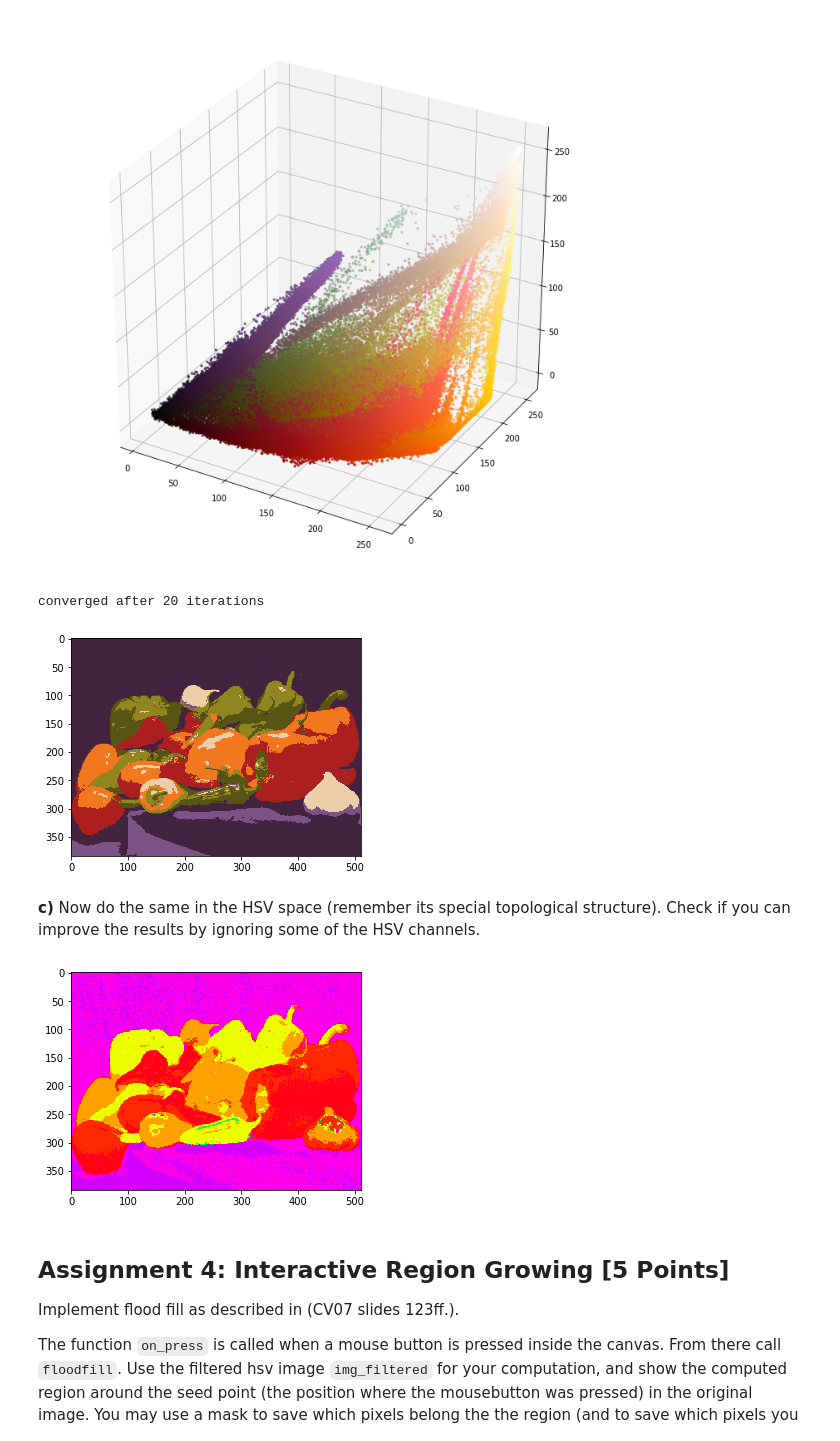
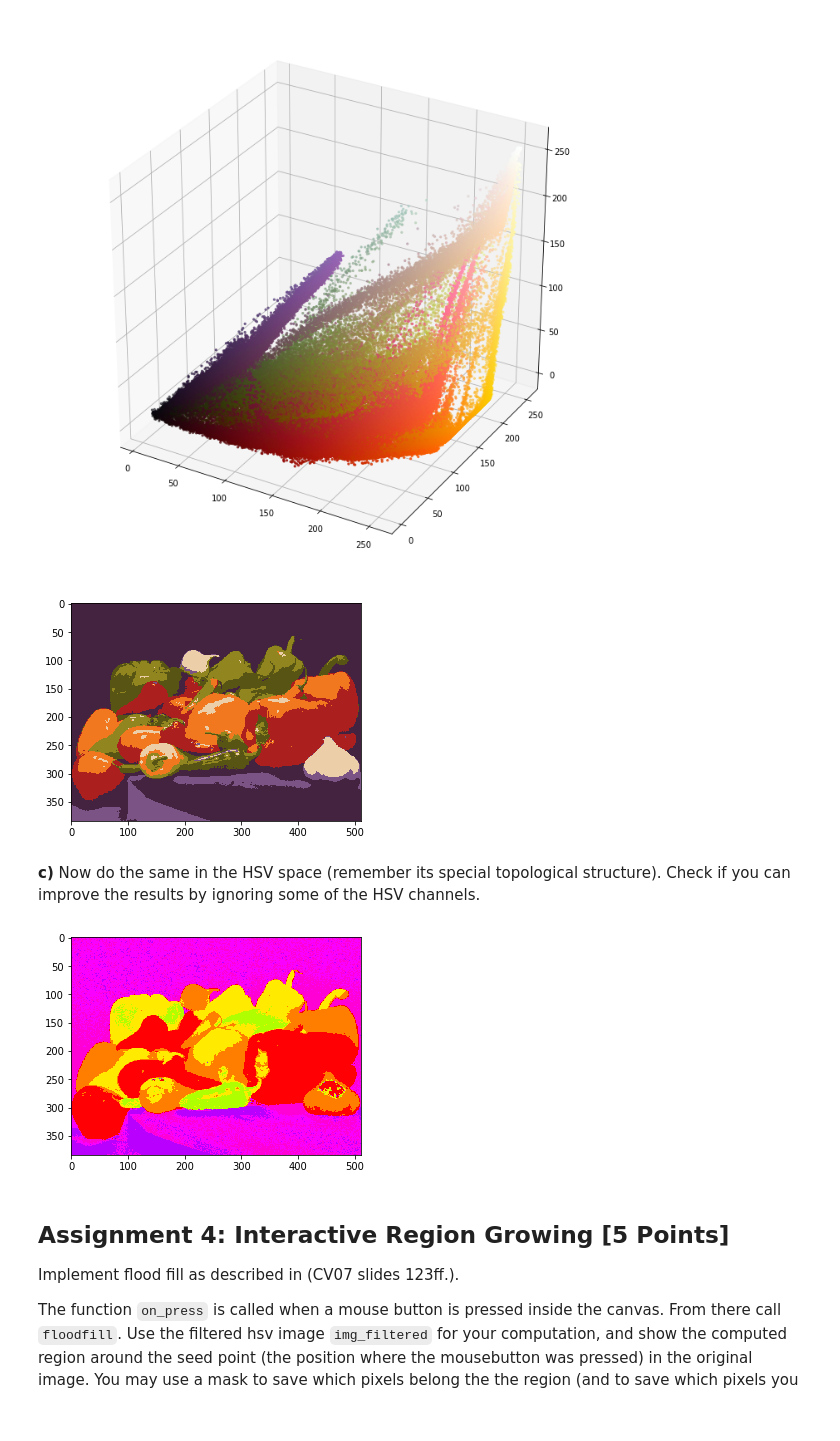
Before and after one commit to shorty-longbottom97/Computer_Vision, a Jupyter notebook: sheet05/sheet05.ipynb, the cells around one changed output. Drawn from its saved outputs; the diff is of its cells as text; code cells hidden in the pictures.

```diff
--- a/sheet05/sheet05.ipynb
+++ b/sheet05/sheet05.ipynb
@@ -251,20 +251,18 @@ def kmeans_rgb(img, k, threshold=0, do_display=False):
         # pointwise euclidean distance between pairs of RGB values in XA and XB
         dist = distance.cdist(XA=flat_img, XB=center)
         # cluster labels are idx at smallest distance to centroids (columns)
-        cluster= np.array([np.argmin(dist[i,:]) for i in range(len(dist))])
-        # reverse earlier flattening to original image shape
-        cluster= np.reshape(cluster, img.shape[:-1])
+        cluster = np.array([np.argmin(dist[i,:]) for i in range(len(dist))])
 
         label_set = np.unique(cluster)
         for i in range(k):
             # if label has been assigned
             if i in label_set:
                 # colour values from image belonging to cluster
-                colours_in_label = img[cluster== i]
+                colours_in_label = flat_img[cluster ==  i]
                 # new centroid is average of each channel
                 new_center = [np.average(colours_in_label[:,channel]) for channel in range(3)]
                 new_center = np.array(new_center).astype(np.int32)
-            # else, if label has not been assigned, find better random starting centroid
+            # if label has not been assigned, find better random starting centroid
             else:
                 new_center = np.random.randint(255, size=3).astype(np.int32)
 
@@ -272,6 +270,8 @@ def kmeans_rgb(img, k, threshold=0, do_display=False):
             change += sum(abs(center[i]-new_center))
             # update centroid list
             center[i] = new_center
+        # reverse earlier flattening to original image shape
+    cluster = np.reshape(cluster, img.shape[:-1])
 
     return cluster, center
 
@@ -281,7 +281,6 @@ cluster, centers = kmeans_rgb(img, k=7, threshold=0, do_display=True)
 plt.imshow(centers[cluster])
 plt.show()
 # %% [output]
-converged after 20 iterations
 [figure]
 # %% [markdown]
 **c)** Now do the same in the HSV space (remember its special topological structure). Check if you can improve the results by ignoring some of the HSV channels.
@@ -290,6 +289,9 @@ import numpy as np
 import imageio
 import matplotlib.pyplot as plt
 from skimage import color, io
+from scipy.spatial import distance
+import math
+
 %matplotlib inline
 # from matplotlib.colors import rgb_to_hsv, hsv_to_rgb
 
@@ -314,45 +316,60 @@ def kmeans_hsv(img, k, threshold = 0):
     # clustering by hue values only
     hue_img = np.array(img[...,0])
     #flatten and make 2D array to prepare for distance.cdist
-    flat_hue_img = wrap(hue_img.flatten())
+    flat_hue_img = hue_img.flatten()
+    wrapped_flat_hue_image = wrap(flat_hue_img)
     # random hue values
     centers = wrap([np.random.random() for _ in range(k)])
 
     change = np.inf
     while change > threshold:
+        #print(change)
         change = 0
         # pointwise HSV distance between hue pairs of in XA and XB
-        dist = distance.cdist(XA=flat_hue_img,
+        dist = distance.cdist(XA=wrapped_flat_hue_image,
                               XB=centers,
-                              metric=lambda x,y: min(abs(x-y), 360-abs(x-y)))
-        # reduce dimension to 1D array with cluster labels
+                              metric=lambda x,y: min(abs(x-y), 1-abs(x-y)))
+        # idx of min dist to cluster as labels
         cluster = np.array([np.argmin(dist[i,:]) for i in range(len(dist))])
-        # reshape to image shape
-        cluster = np.reshape(cluster, img.shape[:-1])
 
         label_set = np.unique(cluster)
         for i in range(k):
             # if label is assigned
             if i in label_set:
-                new_center = np.average(hue_img[cluster== i])
-            # else, if centroid was unsuitable and label was not assigned
+                # [0,1) values to 360 degrees
+                cluster_values = flat_hue_img[cluster == i]*360
+                # degrees to radians [-2pi, 2pi]
+                cluster_values = [math.radians(x) for x in cluster_values]
+                # calc average angle
+                sumcos = sumsin = 0
+                for angle in cluster_values:
+                    sumcos += math.cos(angle)
+                    sumsin += math.sin(angle)
+                # average angle in degrees
+                avg_angle = math.degrees(math.atan2(sumsin, sumcos))
+                # convert negative angles to positive
+                if avg_angle < 0:
+                    avg_angle += 360
+                # degrees to [0,1)
+                new_center = avg_angle / 360
+            # if centroid was unsuitable and label was not assigned
             else:
                 new_center = np.random.random()
 
-            change += min(abs(centers[i]-new_center), 360-abs(centers[i]-new_center))
+            change += min(abs(centers[i,0]-new_center), 1-abs(centers[i,0]-new_center))
             centers[i] = [new_center]
-
+    cluster = np.reshape(cluster, img.shape[:-1])
     return cluster, np.array([[h,1,1] for h in centers.flatten()])
 
 img_hsv = color.rgb2hsv(img)
 k = 7
 theta = 0.01
 
 cluster, centers_hsv = kmeans_hsv(img_hsv, k, theta)
 plt.imshow(color.hsv2rgb(centers_hsv[cluster]))
 plt.show()
 # %% [output]
-[figure, old version]
+[figure, new version]
 # %% [markdown]
 ## Assignment 4: Interactive Region Growing [5 Points]
 
```
Also changed, not shown: parts of 2 cells of this notebook.
